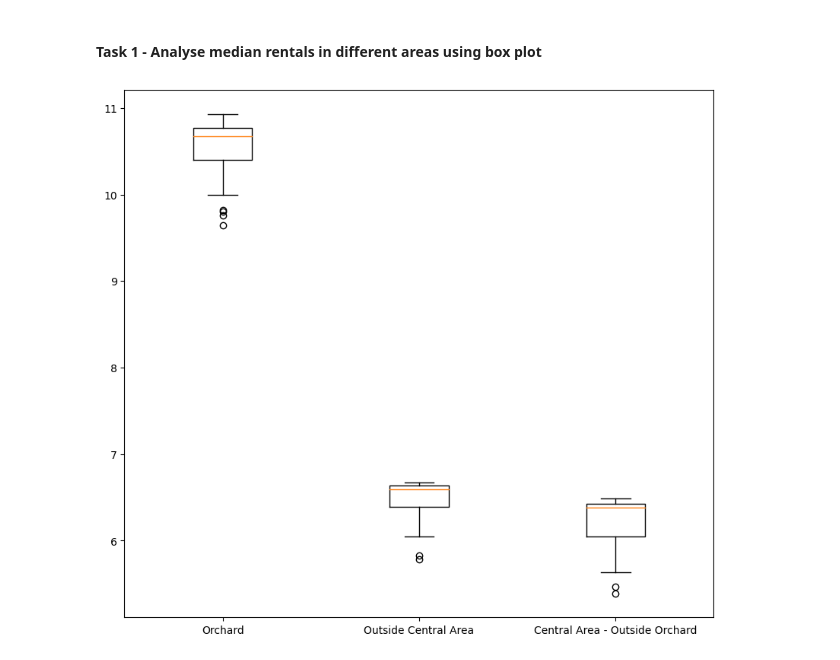
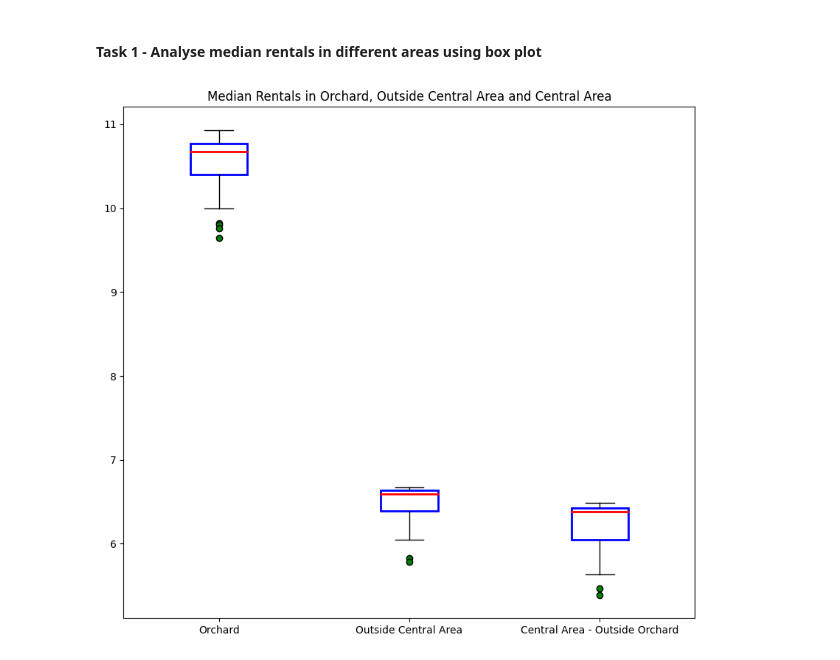
Before and after one commit to iyliahutta/Intro-to-Programming-for-DS, a Jupyter notebook: Lab 3/Lab 3.ipynb, the cells around one changed output. Cells and saved outputs as stored; diff of their text form; code cells hidden in the pictures.

```diff
--- a/Lab 3/Lab 3.ipynb
+++ b/Lab 3/Lab 3.ipynb
@@ -397,30 +397,37 @@ plt.show()
 # %%
 d = np.loadtxt('/Users/iylia/Library/Mobile Documents/com~apple~CloudDocs/SP/Intro to Programming for DS/Lab 3/Lab3_Datasets/median-rentals-and-vacancy-of-retail-space-by-locality-quarterly.csv',
     skiprows=1,
     delimiter=',',
     dtype=[('quarter', 'U50'),
             ('locality', 'U50'),
             ('ret_med_rent_lease_cm', 'f8'),
             ('ret_med_rent_cont_date', 'f8'),
             ('ret_vacancy_rate', 'f8')])
 
 # reshape numbers data into format for box plot
 data = np.array(d['ret_med_rent_lease_cm']).reshape((21,3))
 
 # find unique elements in locality column and get index of elements (index 1 in output of this array function)
 labels = np.unique(d['locality'], return_index=True)[1]
 
 # get original order of labels based on original dataset from unique indices
 label_ori_order = [d['locality'][label] for label in sorted(labels)]
 
 # plot
 fig = plt.figure(figsize=(10,9))
 
 ax = fig.add_subplot(111)
 
 ax.boxplot(data,
-            labels=label_ori_order)
+            labels=label_ori_order,
+            patch_artist=True,
+            medianprops={"color": "red", "linewidth": 2},
+            boxprops={"facecolor": "white", "color": "blue",
+                          "linewidth": 2},
+            flierprops={"markerfacecolor": "green"})
+
+ax.set_title('Median Rentals in Orchard, Outside Central Area and Central Area')
 
 plt.show()
 # %% [output]
-[figure, old version]
+[figure, new version]
```
